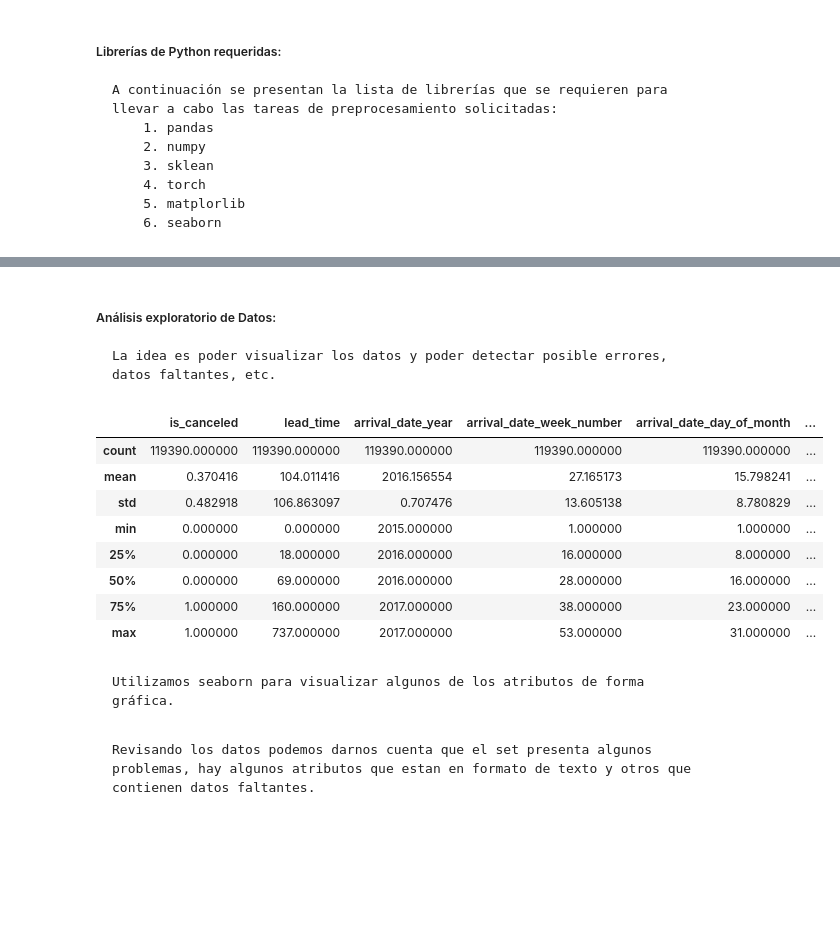
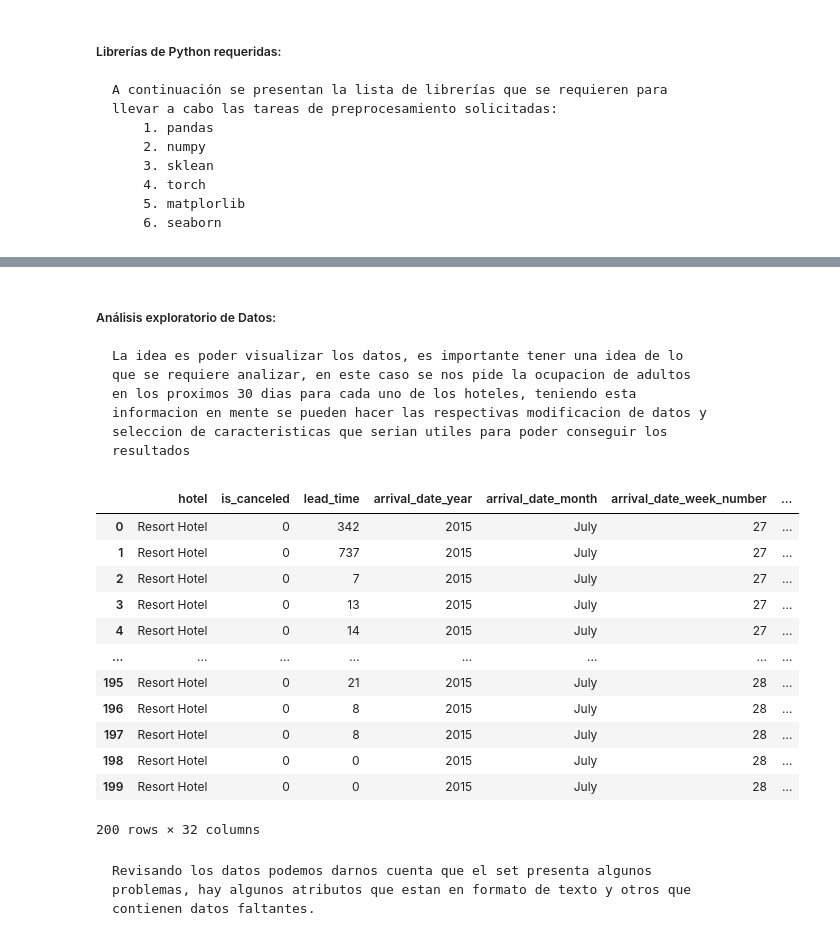
Before and after one commit to erickc80/tec_aprendizaje_automatico, a Jupyter notebook: Tarea-2/Tarea-2.ipynb, the cells around one changed output, grey strips where cells are left out. Drawn from its saved outputs; the diff is of its cells as text; code cells hidden in the pictures; blank space fills up the shorter version.

```diff
--- a/Tarea-2/Tarea-2.ipynb
+++ b/Tarea-2/Tarea-2.ipynb
@@ -69,23 +69,25 @@ hotel_bookings.head()
 # %% [markdown]
 ##### Análisis exploratorio de Datos:
 
-    La idea es poder visualizar los datos y poder detectar posible errores, datos faltantes, etc.
+    La idea es poder visualizar los datos, es importante tener una idea de lo que se requiere analizar, en este caso se nos pide la ocupacion de adultos en los proximos 30 dias para cada uno de los hoteles, teniendo esta informacion en mente se pueden hacer las respectivas modificacion de datos y seleccion de caracteristicas que serian utiles para poder conseguir los resultados
 # %%
 #Visualización de las principales estadísticas del dataset.
 
-hotel_bookings.describe()
+hotel_bookings.head(200)
 # %% [output]
-|  | is_canceled | lead_time | arrival_date_year | arrival_date_week_number | arrival_date_day_of_month | ... |
-| count | 119390.000000 | 119390.000000 | 119390.000000 | 119390.000000 | 119390.000000 | ... |
-| mean | 0.370416 | 104.011416 | 2016.156554 | 27.165173 | 15.798241 | ... |
-| std | 0.482918 | 106.863097 | 0.707476 | 13.605138 | 8.780829 | ... |
-| min | 0.000000 | 0.000000 | 2015.000000 | 1.000000 | 1.000000 | ... |
-| 25% | 0.000000 | 18.000000 | 2016.000000 | 16.000000 | 8.000000 | ... |
-| 50% | 0.000000 | 69.000000 | 2016.000000 | 28.000000 | 16.000000 | ... |
-| 75% | 1.000000 | 160.000000 | 2017.000000 | 38.000000 | 23.000000 | ... |
-| max | 1.000000 | 737.000000 | 2017.000000 | 53.000000 | 31.000000 | ... |
+|  | hotel | is_canceled | lead_time | arrival_date_year | arrival_date_month | arrival_date_week_number | ... |
+| 0 | Resort Hotel | 0 | 342 | 2015 | July | 27 | ... |
+| 1 | Resort Hotel | 0 | 737 | 2015 | July | 27 | ... |
+| 2 | Resort Hotel | 0 | 7 | 2015 | July | 27 | ... |
+| 3 | Resort Hotel | 0 | 13 | 2015 | July | 27 | ... |
+| 4 | Resort Hotel | 0 | 14 | 2015 | July | 27 | ... |
+| ... | ... | ... | ... | ... | ... | ... | ... |
+| 195 | Resort Hotel | 0 | 21 | 2015 | July | 28 | ... |
+| 196 | Resort Hotel | 0 | 8 | 2015 | July | 28 | ... |
+| 197 | Resort Hotel | 0 | 8 | 2015 | July | 28 | ... |
+| 198 | Resort Hotel | 0 | 0 | 2015 | July | 28 | ... |
+| 199 | Resort Hotel | 0 | 0 | 2015 | July | 28 | ... |
+200 rows × 32 columns
-# %% [markdown]
-    Utilizamos seaborn para visualizar algunos de los atributos de forma gráfica.
 # %% [markdown]
     Revisando los datos podemos darnos cuenta que el set presenta algunos problemas, hay algunos atributos que estan en formato de texto y otros que contienen datos faltantes.
 # %% [markdown]
```
Also changed, not shown: parts of 19 cells of this notebook.
